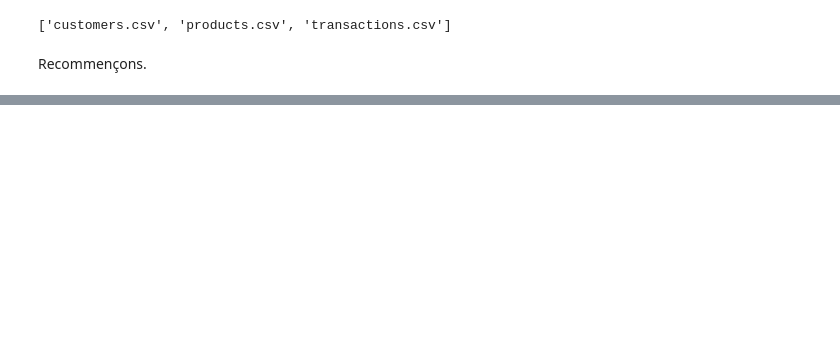
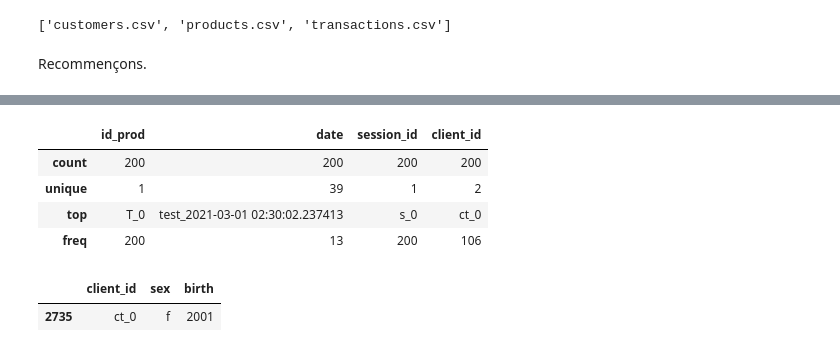
Before and after one commit to nchurlet/Librairie, a Jupyter notebook: Analyse des ventes_Nettoyage_Rendu_Nico.ipynb, the cells around one changed output, grey strips where cells are left out. Drawn from its saved outputs; the diff is of its cells as text; code cells hidden in the pictures; blank space fills up the shorter version.

```diff
--- a/Analyse des ventes_Nettoyage_Rendu_Nico.ipynb
+++ b/Analyse des ventes_Nettoyage_Rendu_Nico.ipynb
@@ -80,0 +169,8 @@ ValueError: Invalid file path or buffer object type: <class 'list'>
+# %%
+df_transactions[df_transactions['id_prod'] == 'T_0'].describe()
+# %% [output]
+|  | id_prod | date | session_id | client_id |
+| count | 200 | 200 | 200 | 200 |
+| unique | 1 | 39 | 1 | 2 |
+| top | T_0 | test_2021-03-01 02:30:02.237413 | s_0 | ct_0 |
+| freq | 200 | 13 | 200 | 106 |
@@ -80,0 +181,5 @@ ValueError: Invalid file path or buffer object type: <class 'list'>
+# %%
+customer2ToRemove
+# %% [output]
+|  | client_id | sex | birth |
+| 2735 | ct_0 | f | 2001 |
```
Also changed, not shown: parts of 41 cells of this notebook.
